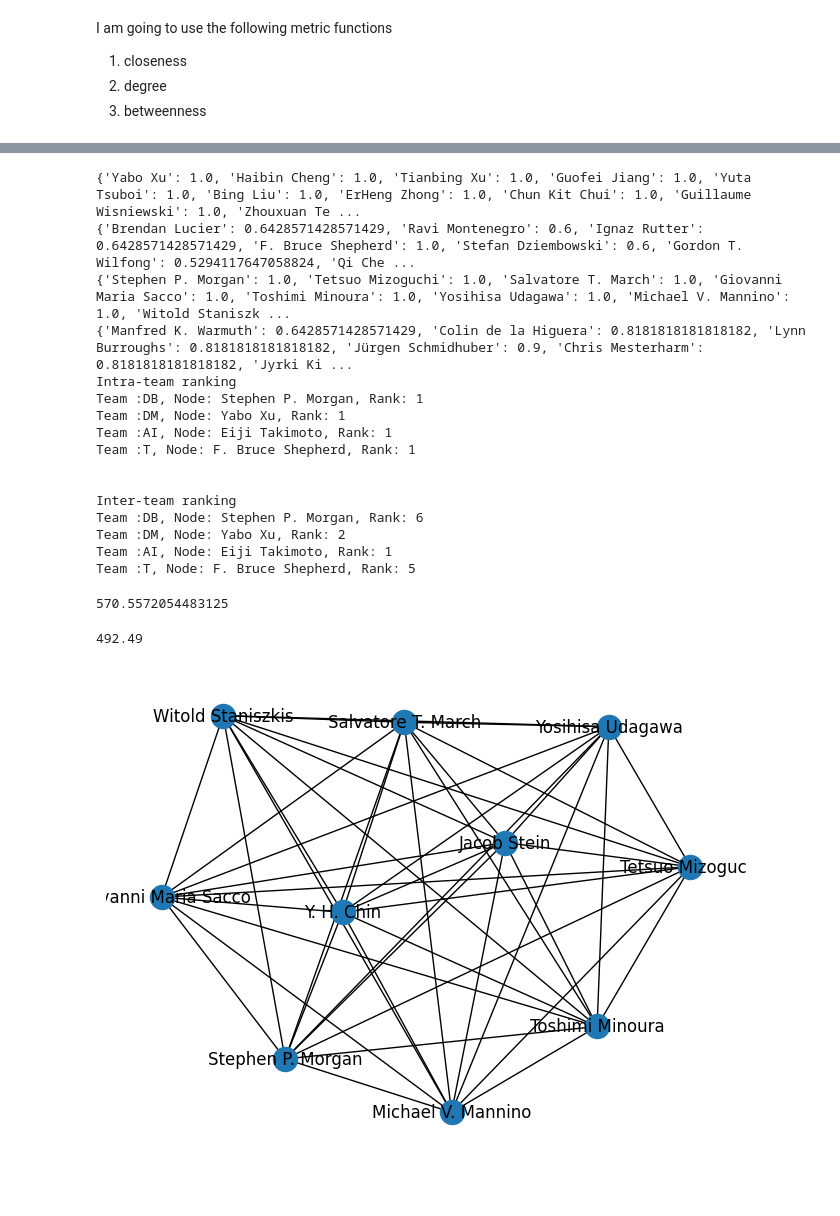
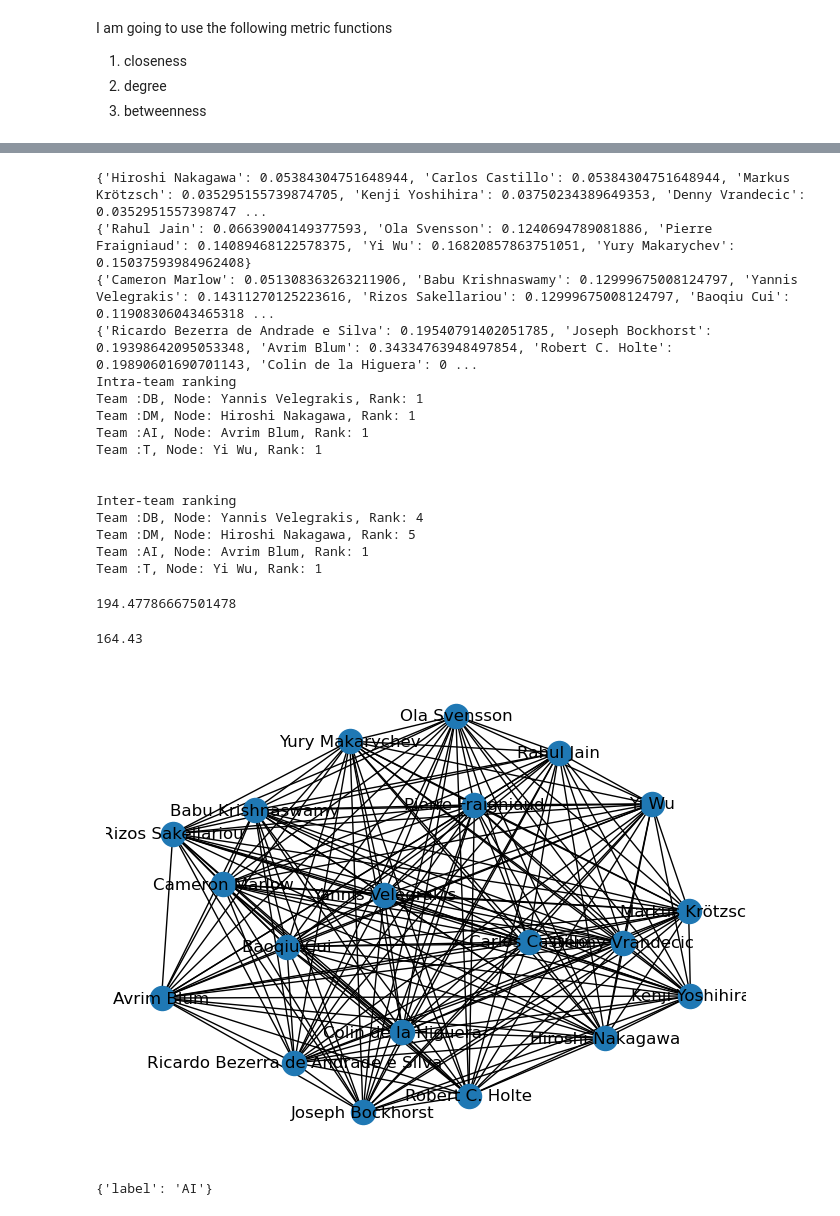
Before and after one commit to twumasimb/DBLP-Analysis, a Jupyter notebook: norm_experiment_1.ipynb, the cells around one changed output, grey strips where cells are left out. Cells and saved outputs as stored; diff of their text form; code cells hidden in the pictures.

```diff
--- a/norm_experiment_1.ipynb
+++ b/norm_experiment_1.ipynb
@@ -24,7 +24,9 @@ star_proj = ps.createProjectNetwork(list_1)
 full_proj = ps.createProjectNetwork(list_2)
 chain_proj = ps.createProjectNetwork(list_3)
 
-main_network = pickle.load(open(f"./networks/new_subnets/10_nodes.pkl", 'rb'))
+main_network = pickle.load(open(f"./networks/new_subnets/5_nodes.pkl", 'rb'))
+main_network = ps.add_weights(main_network.copy(), alpha=1, criterion='min')
+main_network.remove_edges_from(nx.selfloop_edges(main_network))
 project_net = chain_proj
 beta = None
 # %%
@@ -136,23 +138,23 @@ metric_fn = me.compute_closeness_centrality
 network_main = main_network.copy()
 al.inteam_influence_only(network_main, project_net, metric_fn)
 # %% [output]
-{'Yabo Xu': 1.0, 'Haibin Cheng': 1.0, 'Tianbing Xu': 1.0, 'Guofei Jiang': 1.0, 'Yuta Tsuboi': 1.0, 'Bing Liu': 1.0, 'ErHeng Zhong': 1.0, 'Chun Kit Chui': 1.0, 'Guillaume Wisniewski': 1.0, 'Zhouxuan Te ...
-{'Brendan Lucier': 0.6428571428571429, 'Ravi Montenegro': 0.6, 'Ignaz Rutter': 0.6428571428571429, 'F. Bruce Shepherd': 1.0, 'Stefan Dziembowski': 0.6, 'Gordon T. Wilfong': 0.5294117647058824, 'Qi Che ...
-{'Stephen P. Morgan': 1.0, 'Tetsuo Mizoguchi': 1.0, 'Salvatore T. March': 1.0, 'Giovanni Maria Sacco': 1.0, 'Toshimi Minoura': 1.0, 'Yosihisa Udagawa': 1.0, 'Michael V. Mannino': 1.0, 'Witold Staniszk ...
-{'Manfred K. Warmuth': 0.6428571428571429, 'Colin de la Higuera': 0.8181818181818182, 'Lynn Burroughs': 0.8181818181818182, 'Jürgen Schmidhuber': 0.9, 'Chris Mesterharm': 0.8181818181818182, 'Jyrki Ki ...
+{'Hiroshi Nakagawa': 0.05384304751648944, 'Carlos Castillo': 0.05384304751648944, 'Markus Krötzsch': 0.035295155739874705, 'Kenji Yoshihira': 0.03750234389649353, 'Denny Vrandecic': 0.0352951557398747 ...
+{'Rahul Jain': 0.06639004149377593, 'Ola Svensson': 0.1240694789081886, 'Pierre Fraigniaud': 0.14089468122578375, 'Yi Wu': 0.16820857863751051, 'Yury Makarychev': 0.15037593984962408}
+{'Cameron Marlow': 0.051308363263211906, 'Babu Krishnaswamy': 0.12999675008124797, 'Yannis Velegrakis': 0.14311270125223616, 'Rizos Sakellariou': 0.12999675008124797, 'Baoqiu Cui': 0.11908306043465318 ...
+{'Ricardo Bezerra de Andrade e Silva': 0.19540791402051785, 'Joseph Bockhorst': 0.19398642095053348, 'Avrim Blum': 0.34334763948497854, 'Robert C. Holte': 0.19890601690701143, 'Colin de la Higuera': 0 ...
 Intra-team ranking
-Team :DB, Node: Stephen P. Morgan, Rank: 1
-Team :DM, Node: Yabo Xu, Rank: 1
-Team :AI, Node: Eiji Takimoto, Rank: 1
-Team :T, Node: F. Bruce Shepherd, Rank: 1
+Team :DB, Node: Yannis Velegrakis, Rank: 1
+Team :DM, Node: Hiroshi Nakagawa, Rank: 1
+Team :AI, Node: Avrim Blum, Rank: 1
+Team :T, Node: Yi Wu, Rank: 1
 
 
 Inter-team ranking
-Team :DB, Node: Stephen P. Morgan, Rank: 6
-Team :DM, Node: Yabo Xu, Rank: 2
-Team :AI, Node: Eiji Takimoto, Rank: 1
-Team :T, Node: F. Bruce Shepherd, Rank: 5
+Team :DB, Node: Yannis Velegrakis, Rank: 4
+Team :DM, Node: Hiroshi Nakagawa, Rank: 5
+Team :AI, Node: Avrim Blum, Rank: 1
+Team :T, Node: Yi Wu, Rank: 1
-570.5572054483125
+194.47786667501478
 # %%
 # Using Random Strategy
 num_iter = 1000
@@ -160,14 +162,18 @@ metric_fn = me.compute_closeness_centrality
 network_main = main_network.copy()
 al.randomMonteCarlo(network_main, project_net, metric_fn, num_iter)
 # %% [output]
-492.49
+164.43
 # %%
-netty = ps.subgraph_by_same_label(network_main, "Stephen P. Morgan")
+netty = ps.subgraph_by_same_label(network_main, "Hiroshi Nakagawa")
 import networkx as nx
 import matplotlib.pyplot as plt
 
 # Plot the netty graph
-nx.draw(netty, with_labels=True)
+nx.draw(network_main, with_labels=True)
 plt.show()
 # %% [output]
-[figure, old version]
+[figure, new version]
+# %%
+network_main.nodes["Avrim Blum"]
+# %% [output]
+{'label': 'AI'}
```
Also changed, not shown: parts of 4 cells of this notebook, 9 other files.
